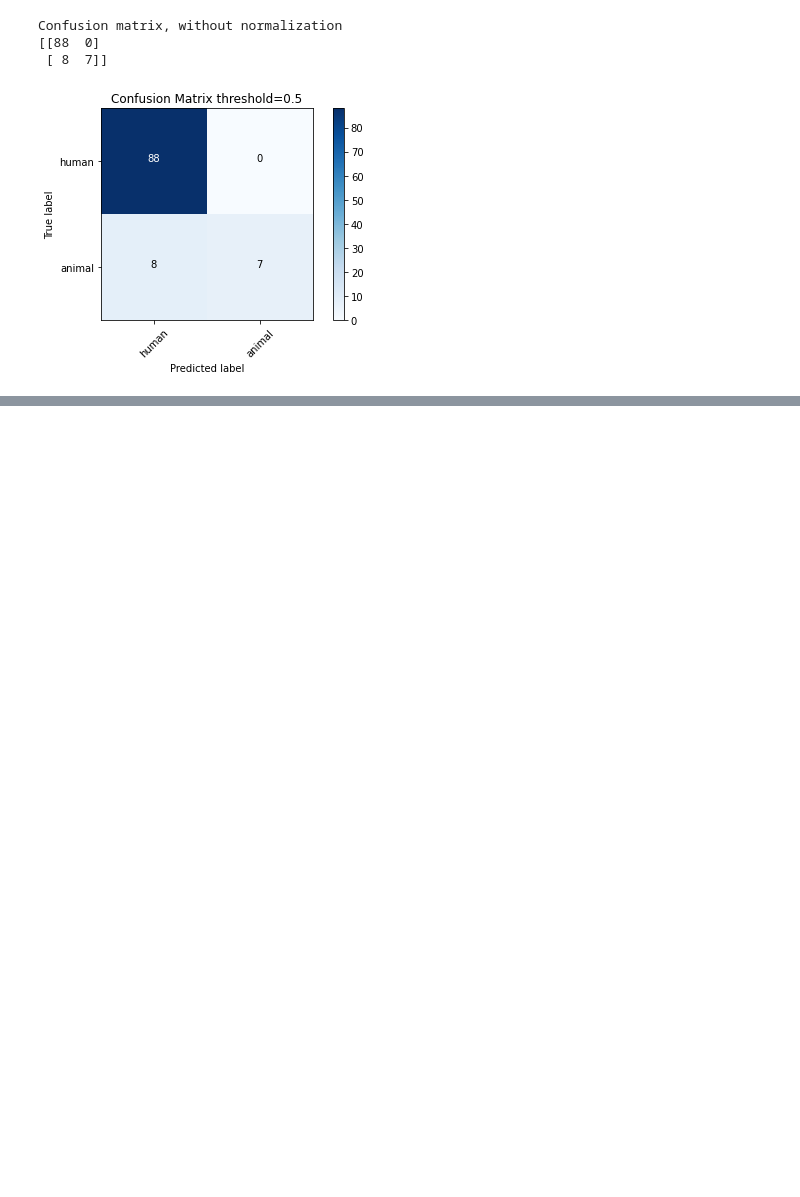
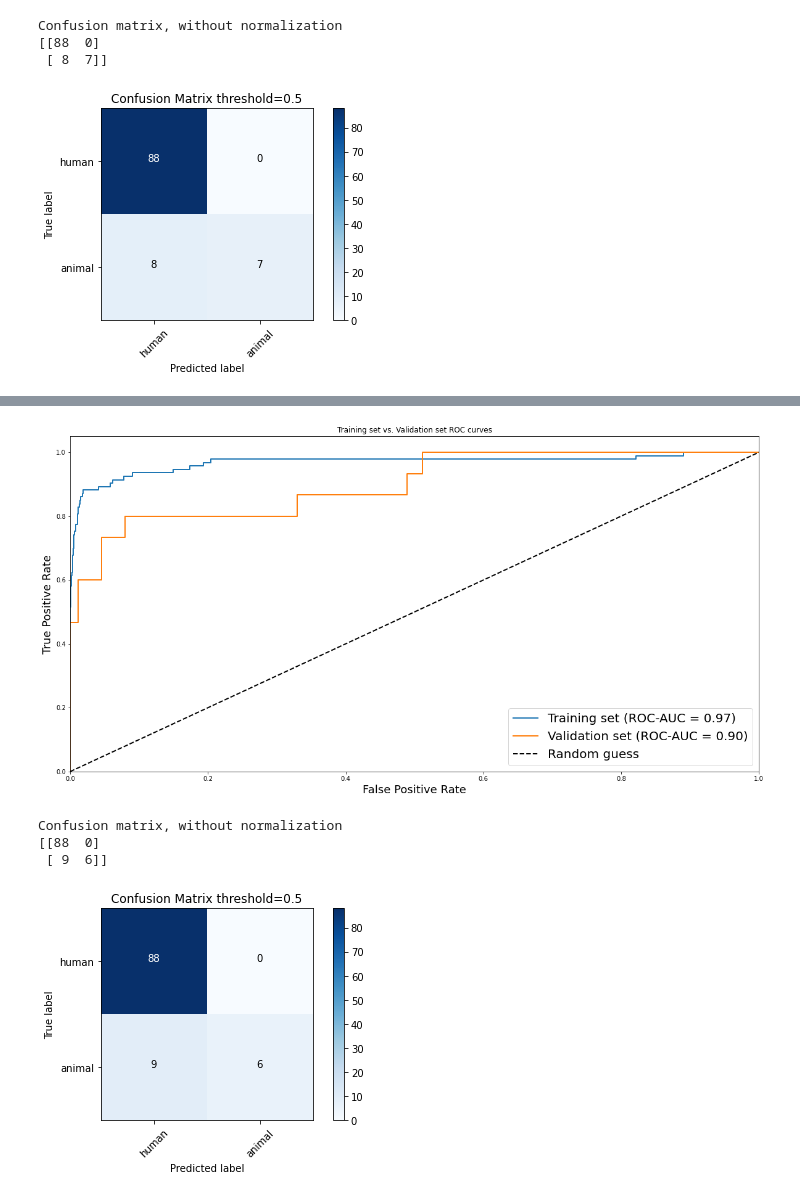
Before and after one commit to ShaulSolomon/sota-mafat-radar, a Jupyter notebook: notebooks/[Hernan]SNR_exploration.ipynb, the cells around one changed output, grey strips where cells are left out. Drawn from its saved outputs; the diff is of its cells as text; code cells hidden in the pictures; blank space fills up the shorter version.

```diff
--- a/notebooks/[Hernan]SNR_exploration.ipynb
+++ b/notebooks/[Hernan]SNR_exploration.ipynb
@@ -399,0 +539,17 @@ next, we'll try adding the SNR type as a variable to the model in the Fully conn
+# %%
+#LSNR
+
+pred_lsnr = [model.predict([train_x_lsnr,np.ones(len(train_x_lsnr))]), model.predict([val_x_lsnr,np.ones(len(val_x_lsnr))])]
+actual_lsnr = [train_y_lsnr, val_y_lsnr]
+utils.stats(pred_lsnr, actual_lsnr)
+
+cm = confusion_matrix(y_true=val_y_lsnr, y_pred=( model.predict([val_x_lsnr,np.ones(len(val_x_lsnr))])>0.5)*1)
+cm_plot_labels = ['human','animal']
+
+utils.plot_confusion_matrix(cm=cm, classes=cm_plot_labels, title=f"Confusion Matrix threshold={threshold}")
+# %% [output]
+[figure, added]
+Confusion matrix, without normalization
+[[88  0]
+ [ 9  6]]
+[figure, added]
```
Also changed, not shown: parts of 11 cells of this notebook.
